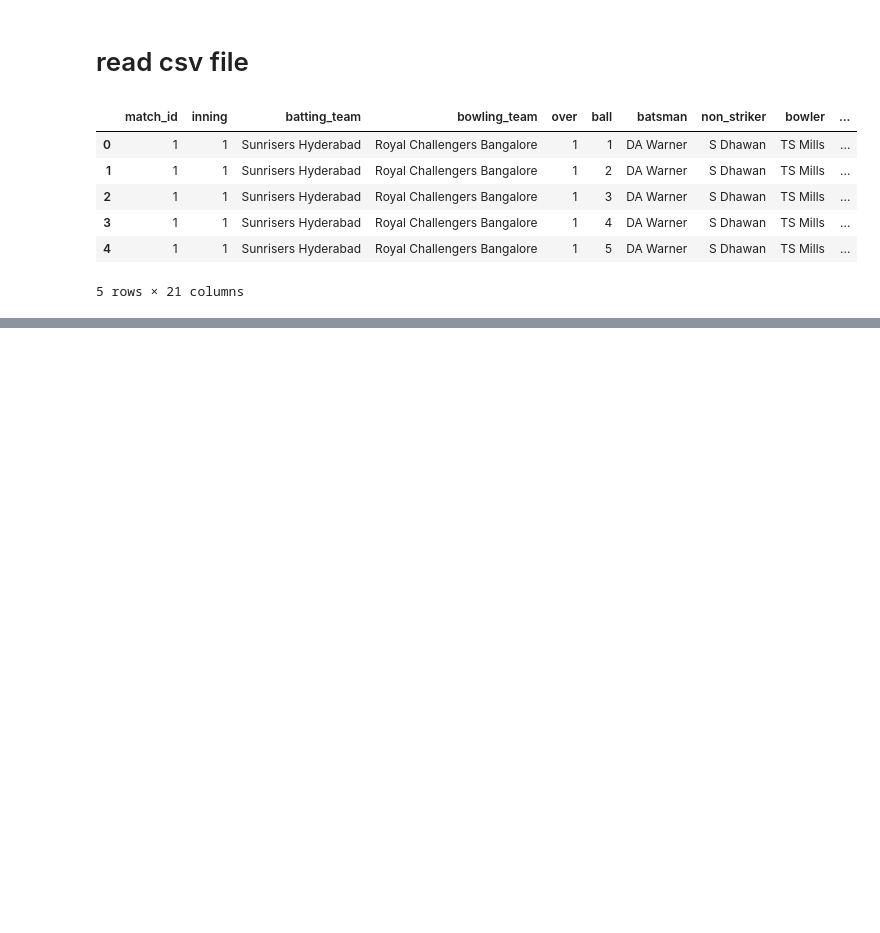
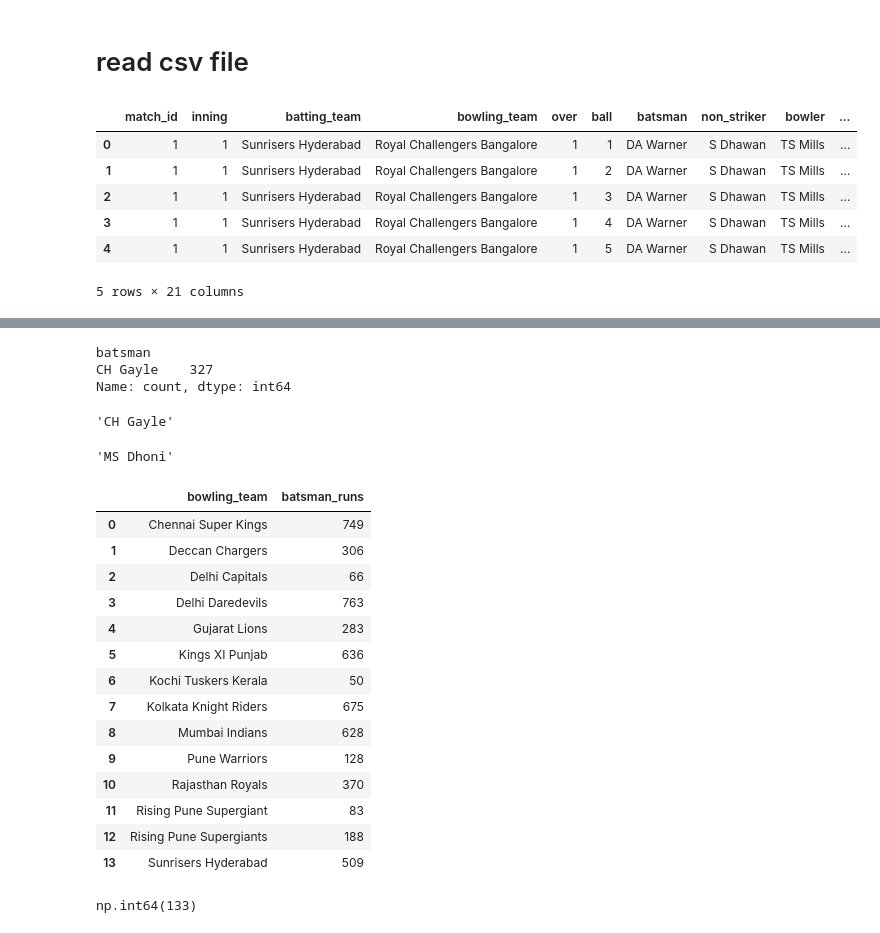
Before and after one commit to balajijadhav17/python_libraries-_for_data_analysis, a Jupyter notebook: Pandas/groupby in pandas.ipynb, the cells around one changed output, grey strips where cells are left out. Cells and saved outputs as stored; diff of their text form; code cells hidden in the pictures; blank space fills up the shorter version.

Commit message:
groupby

```diff
--- a/Pandas/groupby in pandas.ipynb
+++ b/Pandas/groupby in pandas.ipynb
@@ -628,0 +658,49 @@ ipl.head()
+# %%
+# find the batsman with max no of sixes
+ipl[ipl["batsman_runs"] == 6][["batsman"]].value_counts().head(1)
+# %% [output]
+batsman
+CH Gayle    327
+Name: count, dtype: int64
+# %%
+# find the batsman with max no of sixes
+six = ipl[ipl["batsman_runs"] == 6]
+
+six.groupby("batsman")["batsman"].count().sort_values(ascending = False ).head(1).index[0]
+# %% [output]
+'CH Gayle'
+# %%
+# find batsman with most number of 4's and 6's in last 5 overs
+temp_df = ipl[ipl["over"] >15]
+temp_df = temp_df[(temp_df["batsman_runs"] ==4) |  (temp_df["batsman_runs"] == 6 ) ]
+temp_df.groupby("batsman")["batsman"].count().sort_values(ascending = False).head(1).index[0]
+# %% [output]
+'MS Dhoni'
+# %%
+ # find V Kohli's record against all teams
+temp_df = ipl[ipl["batsman"]=="V Kohli"]
+temp_df.groupby("bowling_team")["batsman_runs"].sum().reset_index()
+# %% [output]
+|  | bowling_team | batsman_runs |
+| 0 | Chennai Super Kings | 749 |
+| 1 | Deccan Chargers | 306 |
+| 2 | Delhi Capitals | 66 |
+| 3 | Delhi Daredevils | 763 |
+| 4 | Gujarat Lions | 283 |
+| 5 | Kings XI Punjab | 636 |
+| 6 | Kochi Tuskers Kerala | 50 |
+| 7 | Kolkata Knight Riders | 675 |
+| 8 | Mumbai Indians | 628 |
+| 9 | Pune Warriors | 128 |
+| 10 | Rajasthan Royals | 370 |
+| 11 | Rising Pune Supergiant | 83 |
+| 12 | Rising Pune Supergiants | 188 |
+| 13 | Sunrisers Hyderabad | 509 |
+# %%
+# Create a function that can return the highest score of any batsman
+def highest(batsman):
+    temp_df = ipl[ipl["batsman"] == batsman]
+    return temp_df.groupby("match_id")["batsman_runs"].sum().sort_values(ascending = False).head(1).values[0]
+highest("AB de Villiers")
+# %% [output]
+np.int64(133)
```
Also changed, not shown: parts of 3 cells of this notebook.
